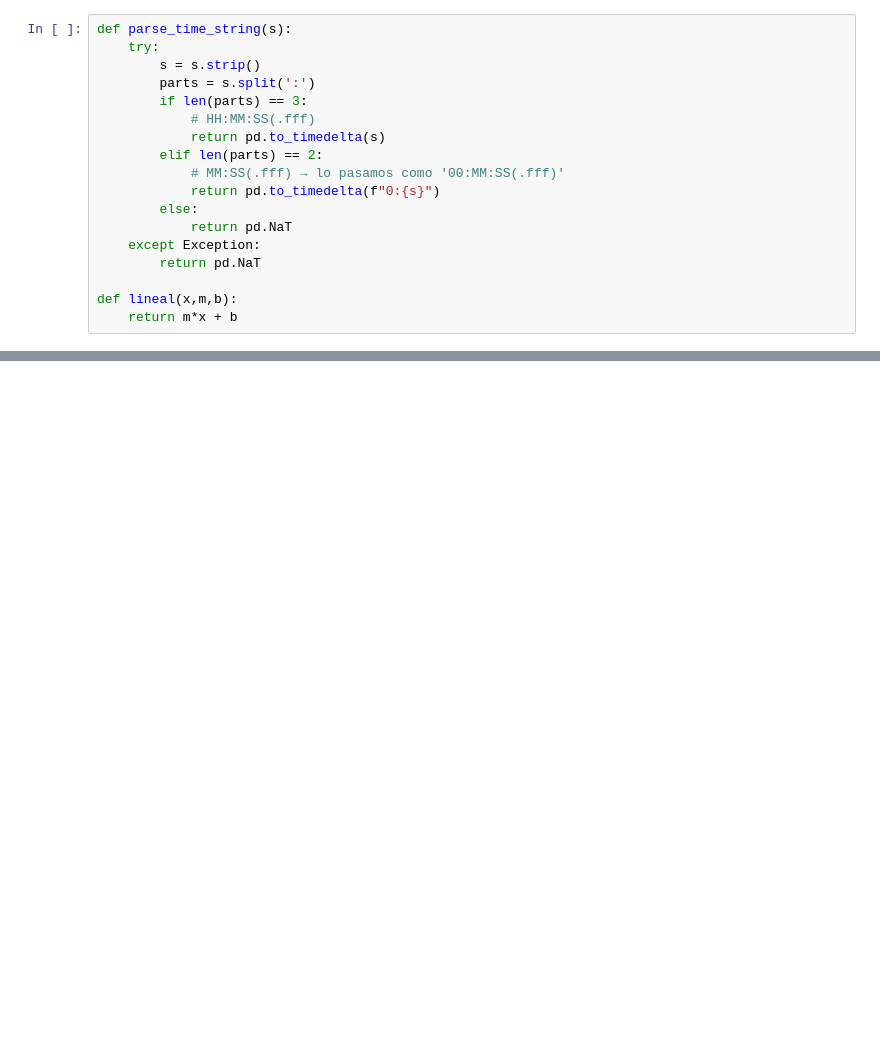
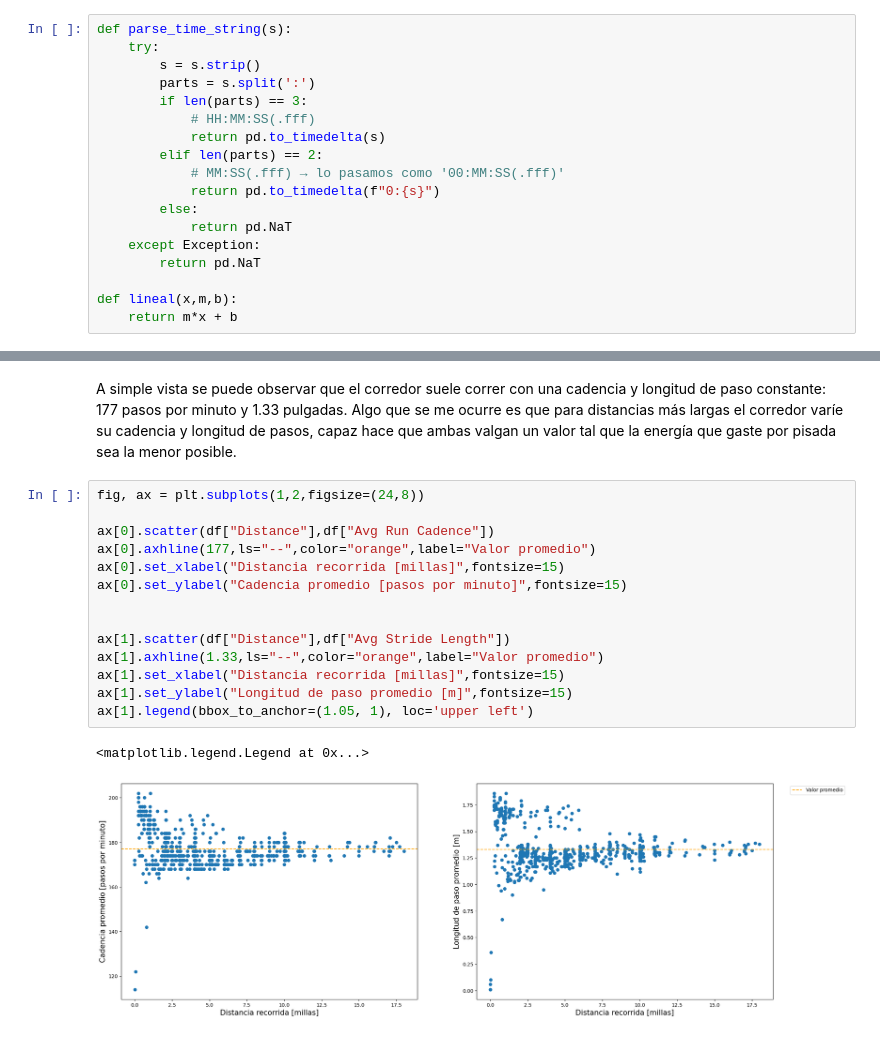
Before and after one commit to agusje1/C-digos, a Jupyter notebook: Running/Running.ipynb, the cells around one changed output, grey strips where cells are left out. Saved outputs shown, nothing was run; the diff lists cells and outputs as text; blank space fills up the shorter version.

```diff
--- a/Running/Running.ipynb
+++ b/Running/Running.ipynb
@@ -125,0 +168,19 @@ Text(0, 0.5, 'Cantidad de ocurrencias')
+# %% [markdown]
+A simple vista se puede observar que el corredor suele correr con una cadencia y longitud de paso constante: 177 pasos por minuto y 1.33 pulgadas. Algo que se me ocurre es que para distancias más largas el corredor varíe su cadencia y longitud de pasos, capaz hace que ambas valgan un valor tal que la energía que gaste por pisada sea la menor posible.
+# %%
+fig, ax = plt.subplots(1,2,figsize=(24,8))
+
+ax[0].scatter(df["Distance"],df["Avg Run Cadence"])
+ax[0].axhline(177,ls="--",color="orange",label="Valor promedio")
+ax[0].set_xlabel("Distancia recorrida [millas]",fontsize=15)
+ax[0].set_ylabel("Cadencia promedio [pasos por minuto]",fontsize=15)
+
+
+ax[1].scatter(df["Distance"],df["Avg Stride Length"])
+ax[1].axhline(1.33,ls="--",color="orange",label="Valor promedio")
+ax[1].set_xlabel("Distancia recorrida [millas]",fontsize=15)
+ax[1].set_ylabel("Longitud de paso promedio [m]",fontsize=15)
+ax[1].legend(bbox_to_anchor=(1.05, 1), loc='upper left')
+# %% [output]
+<matplotlib.legend.Legend at 0x...>
+[figure, added]
```
Also changed, not shown: parts of 18 cells of this notebook.
